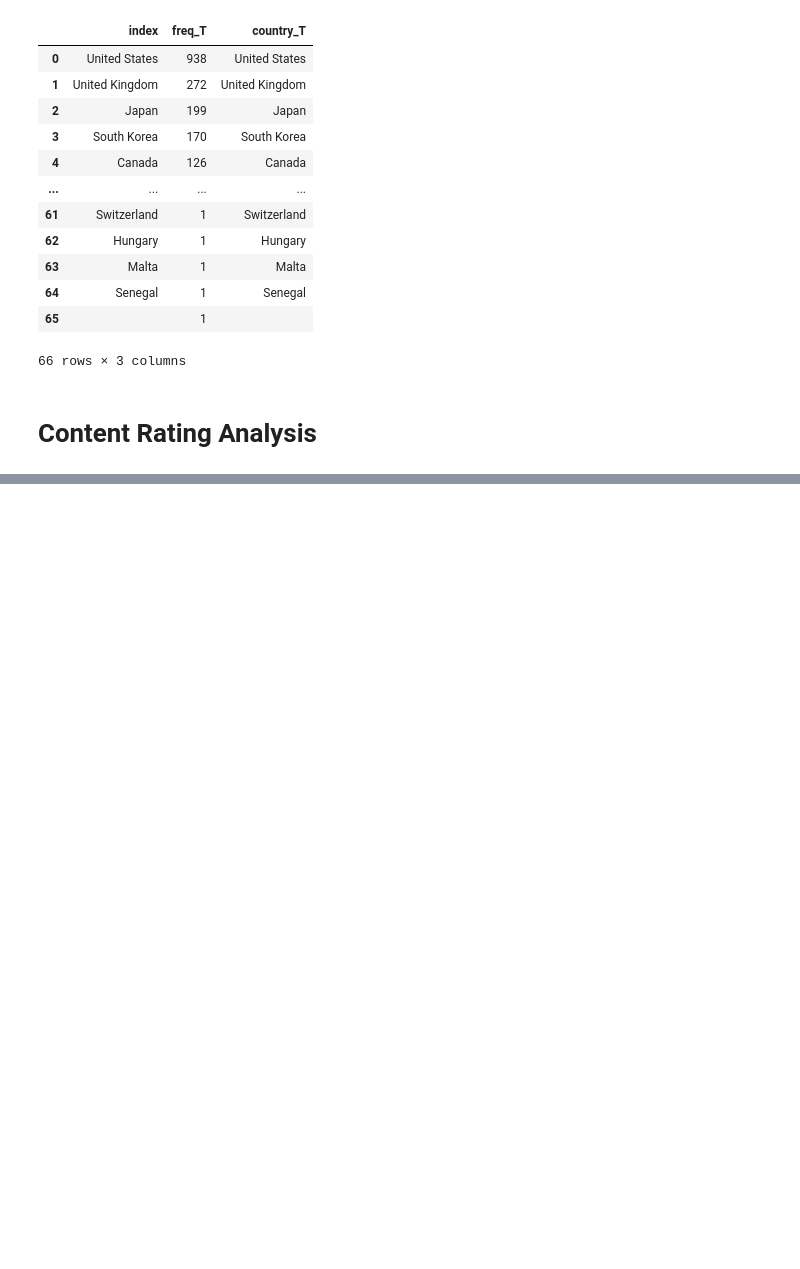
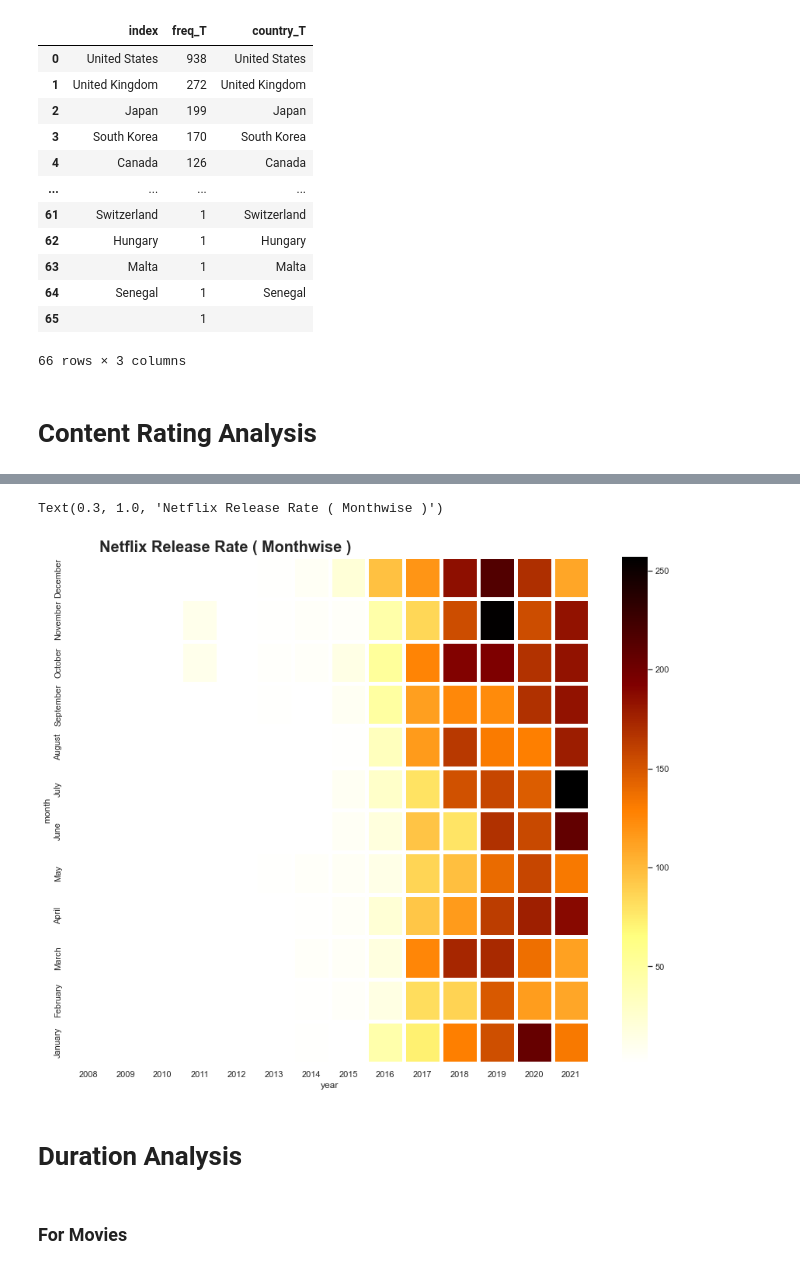
Before and after one commit to WRD397/Projects, a Jupyter notebook: BusinessCase_Netflix_EDA/main.ipynb, the cells around one changed output, grey strips where cells are left out. Drawn from its saved outputs; the diff is of its cells as text; code cells hidden in the pictures; blank space fills up the shorter version.

```diff
--- a/BusinessCase_Netflix_EDA/main.ipynb
+++ b/BusinessCase_Netflix_EDA/main.ipynb
@@ -768,0 +843,3 @@ px.funnel(data, x='frequency', y='country',
+# %%
+df_date_new = df_date.groupby('year')['month'].value_counts()
+df_date_new
@@ -768,0 +862,3 @@ px.funnel(data, x='frequency', y='country',
+# %%
+df_date_final = df_date_new.unstack()
+df_date_final
@@ -768,0 +882,7 @@ px.funnel(data, x='frequency', y='country',
+# %%
+df_date_final.fillna(method='bfill',axis=1,inplace=True)
+df_date_final.fillna(method='ffill',axis=1,inplace=True)
+# %%
+month_order = ['January', 'February', 'March', 'April', 'May', 'June', 'July', 'August', 'September', 'October', 'November', 'December'][::-1]
+df_date_final = df_date_final[month_order].T
+df_date_final
@@ -768,0 +904,8 @@ px.funnel(data, x='frequency', y='country',
+# %%
+ax = sns.heatmap(df_date_final, annot=False, cmap='afmhot_r',edgecolor='white',linewidths=5)
+plt.title('Netflix Release Rate ( Monthwise )', fontsize=20, fontweight='bold', position=(0.30, 1.0+0.02))
+# %% [output]
+Text(0.3, 1.0, 'Netflix Release Rate ( Monthwise )')
+[figure, added]
+# %% [markdown]
+# Duration Analysis
@@ -768,0 +915,2 @@ px.funnel(data, x='frequency', y='country',
+# %% [markdown]
+### For Movies
```
Also changed, not shown: parts of 56 cells of this notebook.
